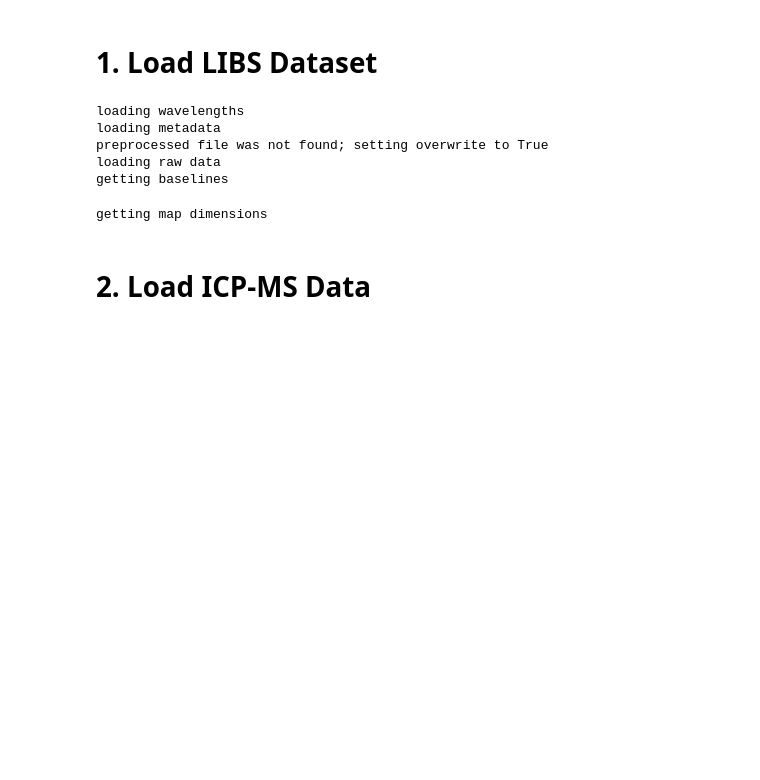
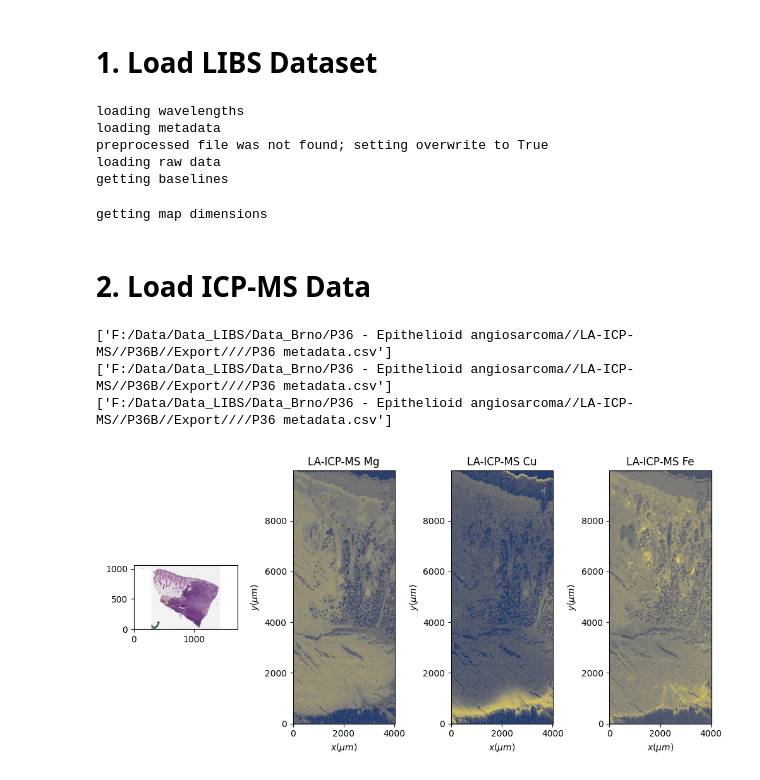
Before and after one commit to tomasjmlopes/Spectral_repo, a Jupyter notebook: BRNO/point_registration.ipynb, the cells around one changed output. Cells and saved outputs as stored; diff of their text form; code cells hidden in the pictures; blank space fills up the shorter version.

```diff
--- a/BRNO/point_registration.ipynb
+++ b/BRNO/point_registration.ipynb
@@ -46,7 +47,7 @@ getting map dimensions
 # %% [markdown]
 # 2. Load ICP-MS Data
 # %%
-main_dir = r""
+main_dir = r"F:/Data/Data_LIBS/Data_Brno/"
 sample_dir = r"P36 - Epithelioid angiosarcoma//"
 dir_ICP = main_dir + sample_dir + r"LA-ICP-MS//P36B//Export//"
 dir_image = main_dir + sample_dir + r"Histology//"
@@ -63,31 +64,38 @@ def read_metadata(file1):
     spot_dims = [float(df[1][1].split('x')[0]),float(df[1][1].split('x')[1])]
     return map_dims, spot_dims
 
 def read_icp(folder, name='Total'):
     file1 = [folder+'//'+f for f in os.listdir(folder) if f.endswith('csv') and 'metadata' in f]
     print(file1)
     map_dims, spot_dims = read_metadata(file1[0])
     files = [folder+'//'+f for f in os.listdir(folder) if f.endswith('csv') and name in f]
     df = pandas.read_csv(files[0],encoding = "ISO-8859-1",header=None)
     df = df.fillna(0)
     data = df.to_numpy()
     data-=data.min()+1
     return map_dims, spot_dims, data
 
 names_ICP = ['Mg','Cu','Fe']
 n_ICP = len(names_ICP)
 data_ICP = []
 for i in range(0, n_ICP):
     map_dims, spot_dims, data = read_icp(dir_ICP,name=names_ICP[i])
     data_ICP.append(data)
 
-fig1, ax = plt.subplots(1,1+n_ICP,figsize=[10,5])
+fig, ax = plt.subplots(1,1+n_ICP,figsize=[10,5])
 
 sample_image = read_image(dir_image)
 ax[0].imshow(sample_image,origin='lower')
 
 for i in range(0, n_ICP):
     ax[i+1].imshow(data_ICP[i], norm = colors.LogNorm(vmin = 10, vmax=data.max()), cmap = 'cividis', extent=[0,map_dims[0],0,map_dims[1]])
     ax[i+1].set_xlabel(r'$x (\mu m)$')
     ax[i+1].set_ylabel(r'$y (\mu m)$')
     ax[i+1].set_title('LA-ICP-MS '+ str(names_ICP[i]))
+
+fig.tight_layout()
+# %% [output]
+['F:/Data/Data_LIBS/Data_Brno/P36 - Epithelioid angiosarcoma//LA-ICP-MS//P36B//Export////P36 metadata.csv']
+['F:/Data/Data_LIBS/Data_Brno/P36 - Epithelioid angiosarcoma//LA-ICP-MS//P36B//Export////P36 metadata.csv']
+['F:/Data/Data_LIBS/Data_Brno/P36 - Epithelioid angiosarcoma//LA-ICP-MS//P36B//Export////P36 metadata.csv']
+[figure, added]
```
Also changed, not shown: parts of 7 cells of this notebook.
